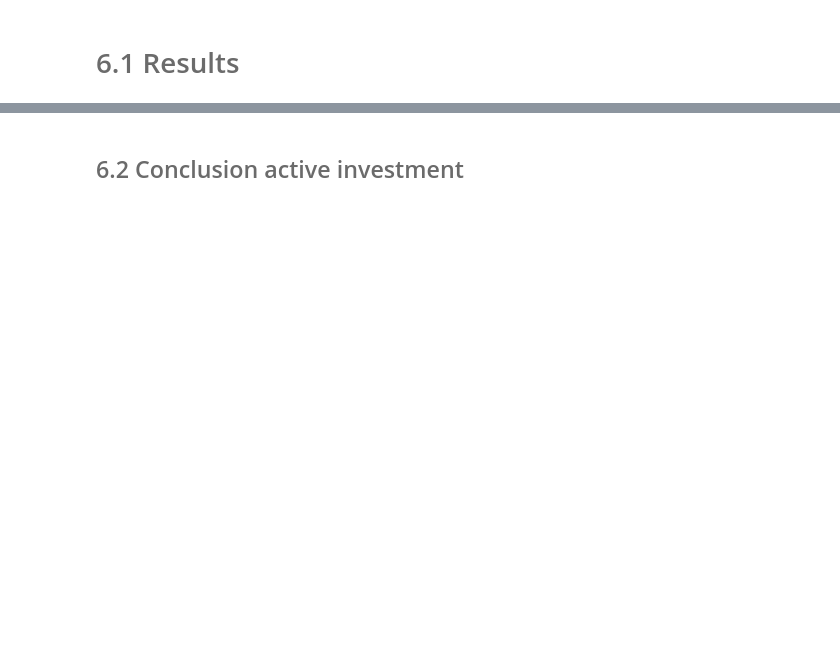
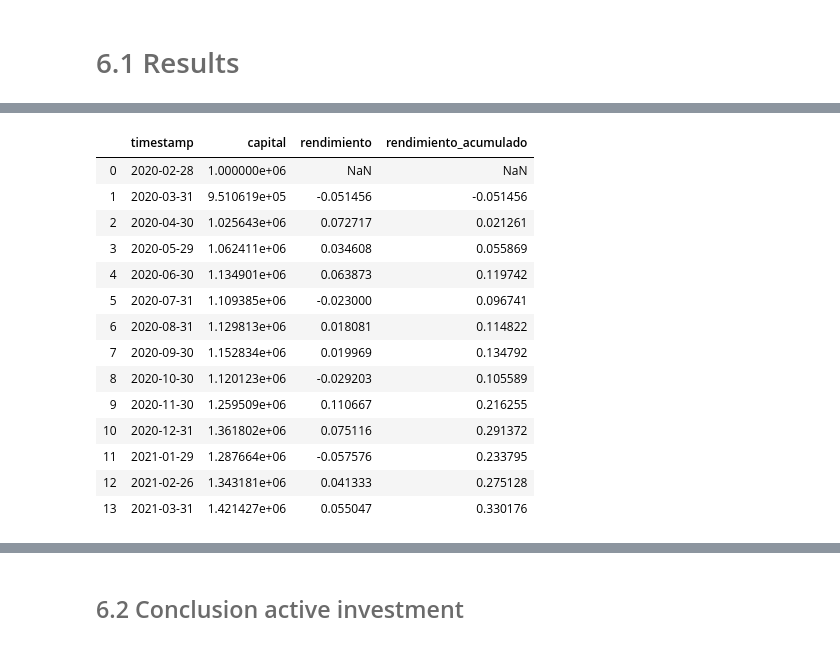
Before and after one commit to chelsi122/Laboratorio1, a Jupyter notebook: Notebook.ipynb, the cells around one changed output, grey strips where cells are left out. Cells and saved outputs as stored; diff of their text form; code cells hidden in the pictures; blank space fills up the shorter version.

```diff
--- a/Notebook.ipynb
+++ b/Notebook.ipynb
@@ -343,0 +480,20 @@ capital
+# %%
+# Se obtiene el DataFrame propio de la inversión activa
+df_activa = fn.df_activa(prices_post1, valor_portafolio, lista)
+df_activa
+# %% [output]
+|  | timestamp | capital | rendimiento | rendimiento_acumulado |
+| 0 | 2020-02-28 | 1.000000e+06 | NaN | NaN |
+| 1 | 2020-03-31 | 9.510619e+05 | -0.051456 | -0.051456 |
+| 2 | 2020-04-30 | 1.025643e+06 | 0.072717 | 0.021261 |
+| 3 | 2020-05-29 | 1.062411e+06 | 0.034608 | 0.055869 |
+| 4 | 2020-06-30 | 1.134901e+06 | 0.063873 | 0.119742 |
+| 5 | 2020-07-31 | 1.109385e+06 | -0.023000 | 0.096741 |
+| 6 | 2020-08-31 | 1.129813e+06 | 0.018081 | 0.114822 |
+| 7 | 2020-09-30 | 1.152834e+06 | 0.019969 | 0.134792 |
+| 8 | 2020-10-30 | 1.120123e+06 | -0.029203 | 0.105589 |
+| 9 | 2020-11-30 | 1.259509e+06 | 0.110667 | 0.216255 |
+| 10 | 2020-12-31 | 1.361802e+06 | 0.075116 | 0.291372 |
+| 11 | 2021-01-29 | 1.287664e+06 | -0.057576 | 0.233795 |
+| 12 | 2021-02-26 | 1.343181e+06 | 0.041333 | 0.275128 |
+| 13 | 2021-03-31 | 1.421427e+06 | 0.055047 | 0.330176 |
```
Also changed, not shown: parts of 15 cells of this notebook, 4 other files.
